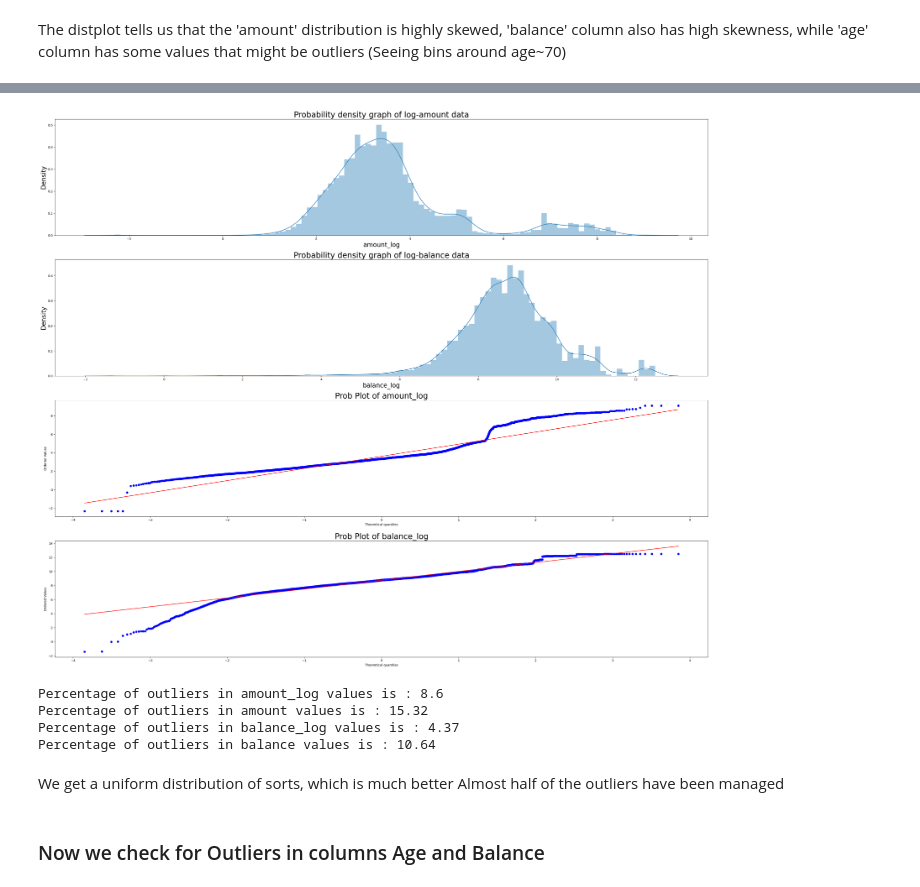
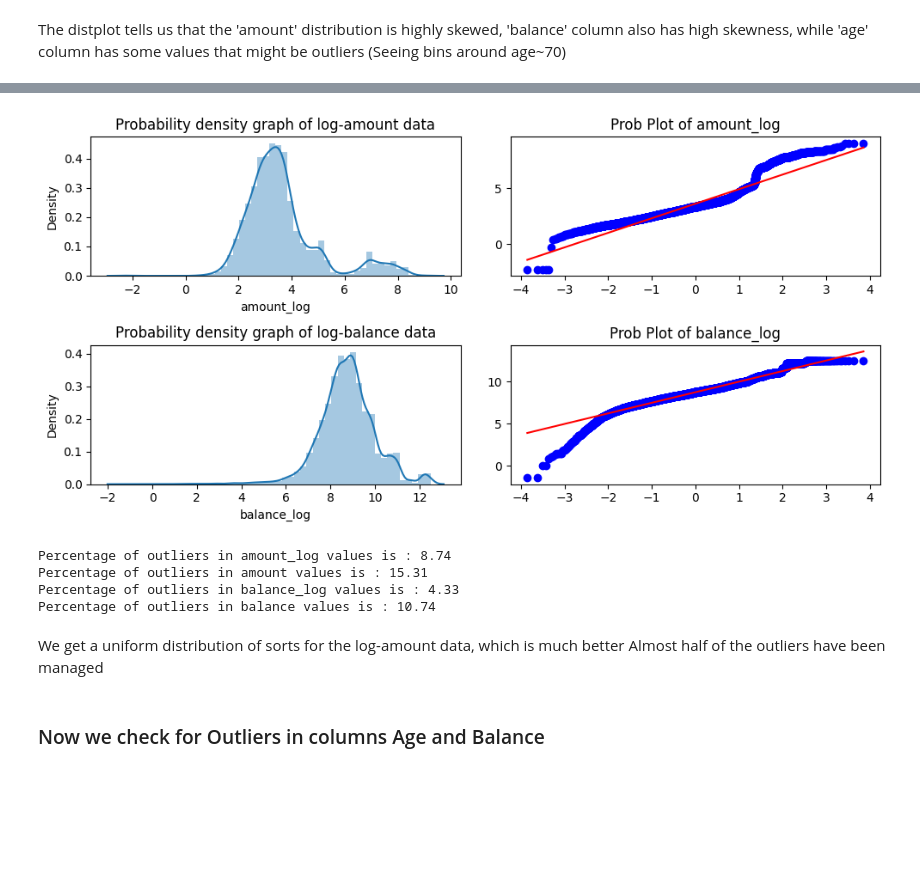
Before and after one commit to aryan1113/Forage-data-visualization, a Jupyter notebook: ANZ Australia Data Analytics and Visualisation/ANZtrial.ipynb, the cells around one changed output, grey strips where cells are left out. Cells and saved outputs as stored; diff of their text form; code cells hidden in the pictures; blank space fills up the shorter version.

```diff
--- a/ANZ Australia Data Analytics and Visualisation/ANZtrial.ipynb
+++ b/ANZ Australia Data Analytics and Visualisation/ANZtrial.ipynb
@@ -194,45 +178,48 @@ We can drop outliers in the 'age' column as dropping 1% of rows won't affect out
 # %%
 #log transformation of data
 df['amount_log']=np.log(df['amount'])
-plt.figure(figsize=(30,25))
 df['balance_log']=np.log(df['balance'])
-plt.subplot(4,1,1)
+plt.figure(figsize=(10,5))
+plt.subplot(2,2,1)
+sns.distplot(df['amount_log'],bins=50,kde=True)
+plt.title('Probability density graph of log-amount data')
+plt.xlabel('amount_log')
+plt.ylabel('Density')
 
-sns.distplot(df['amount_log'],bins=100,kde=True)
-plt.title('Probability density graph of log-amount data',size=25)
-plt.xlabel('amount_log',size=20)
-plt.ylabel('Density',size=20)
+plt.subplot(2,2,2)
+stats.probplot(df['amount_log'],plot=plt)
+plt.title('Prob Plot of amount_log')
+plt.xlabel('')
+plt.ylabel('')
 
-plt.subplot(4,1,2)
-stats.probplot(df['amount_log'],plot=plt)
-plt.title('Prob Plot of amount_log',size=25)
+plt.subplot(2,2,3)
+sns.distplot(df['balance_log'],bins=50,kde=True)
+plt.title('Probability density graph of log-balance data')
+plt.xlabel('balance_log')
+plt.ylabel('Density')
 
-plt.subplot(4,1,3)
-sns.distplot(df['balance_log'],bins=100,kde=True)
-plt.title('Probability density graph of log-balance data',size=25)
-plt.xlabel('balance_log',size=20)
-plt.ylabel('Density',size=20)
-
-plt.subplot(4,1,4)
+plt.subplot(2,2,4)
 stats.probplot(df['balance_log'],plot=plt)
-plt.title('Prob Plot of balance_log',size=25)
+plt.title('Prob Plot of balance_log')
+plt.xlabel('')
+plt.ylabel('')
 
 plt.tight_layout()
 plt.show()
 
 #checking if log-normalization had an effect
 outlier_iqr('amount_log')
 outlier_iqr('amount')
 outlier_iqr('balance_log')
 outlier_iqr('balance')
 # %% [output]
-[figure, old version]
+[figure, new version]
-Percentage of outliers in amount_log values is : 8.6
-Percentage of outliers in amount values is : 15.32
-Percentage of outliers in balance_log values is : 4.37
-Percentage of outliers in balance values is : 10.64
+Percentage of outliers in amount_log values is : 8.74
+Percentage of outliers in amount values is : 15.31
+Percentage of outliers in balance_log values is : 4.33
+Percentage of outliers in balance values is : 10.74
 # %% [markdown]
-We get a uniform distribution of sorts, which is much better </br>
+We get a uniform distribution of sorts for the log-amount data, which is much better </br>
 Almost half of the outliers have been managed
 # %% [markdown]
 <h3>Now we check for Outliers in columns Age and Balance</h3>
```
Also changed, not shown: parts of 20 cells of this notebook, 1 other file.
